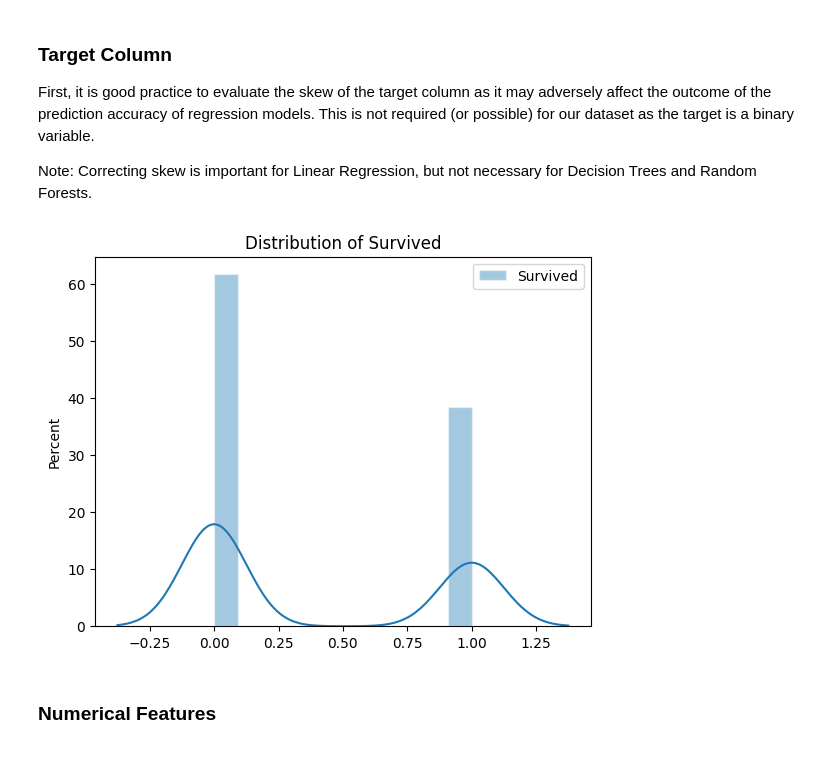
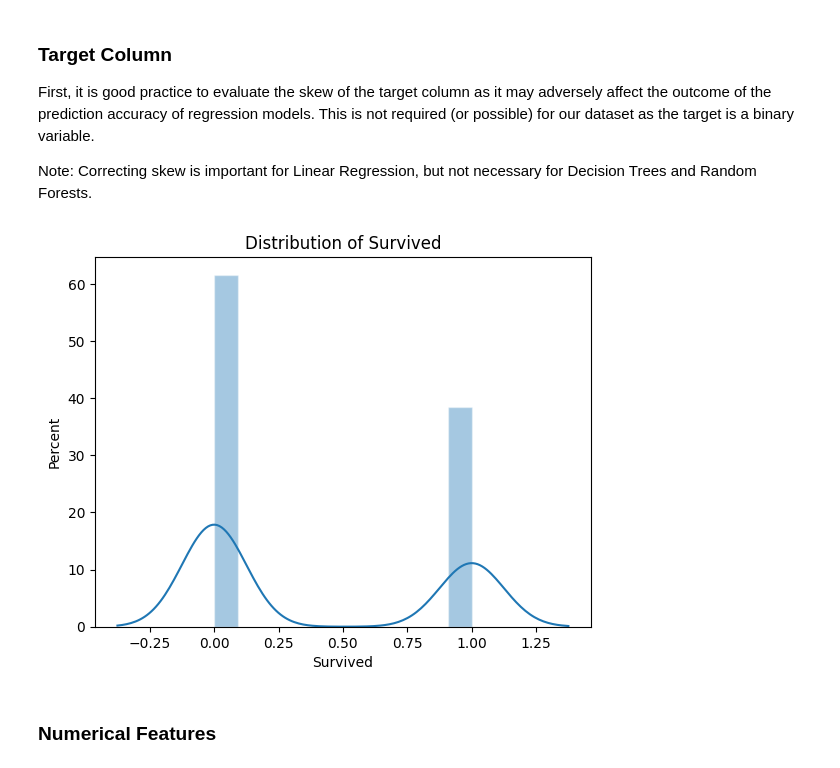
Before and after one commit to myang987/kaggle-comp-titanic, a Jupyter notebook: working.ipynb, the cells around one changed output. Cells and saved outputs as stored; diff of their text form; code cells hidden in the pictures.

```diff
--- a/working.ipynb
+++ b/working.ipynb
@@ -211,14 +211,14 @@ Note: Correcting skew is important for Linear Regression, but not necessary for
 # %%
 plt.figure()
 sns.histplot(
-    y, kde=True,
+    train_data.Survived, kde=True,
     stat="percent", kde_kws=dict(cut=3),
     alpha=.4, edgecolor=(1, 1, 1, .4)
 )
 plt.title('Distribution of Survived')
 plt.show()
 # %% [output]
-[figure, old version]
+[figure, new version]
 # %% [markdown]
 ### Numerical Features
 # %%
```
Also changed, not shown: parts of 9 cells of this notebook, 1 other file.
